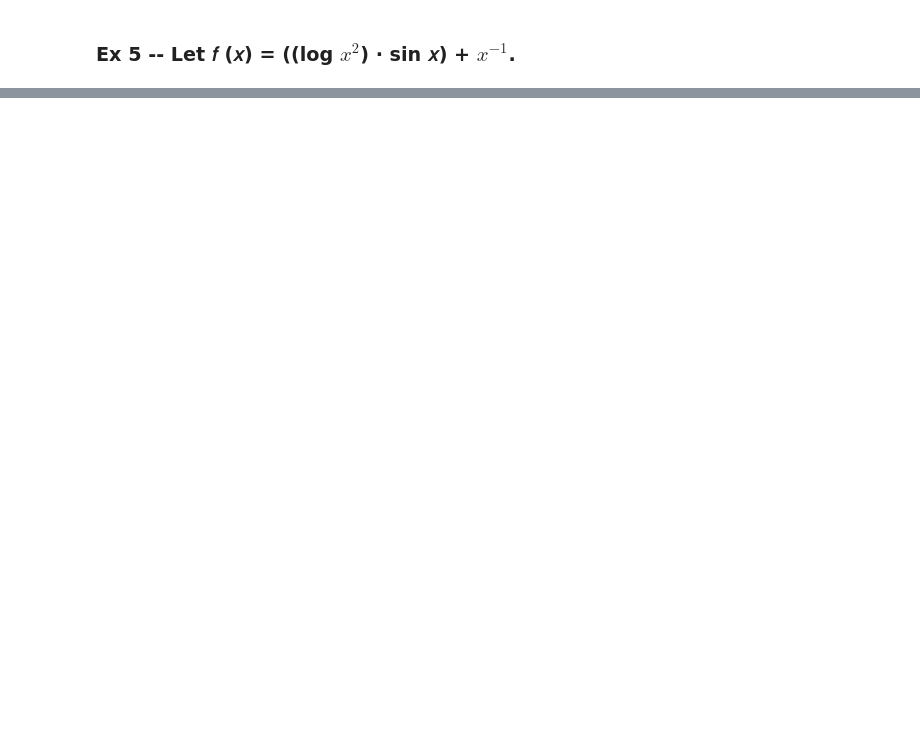
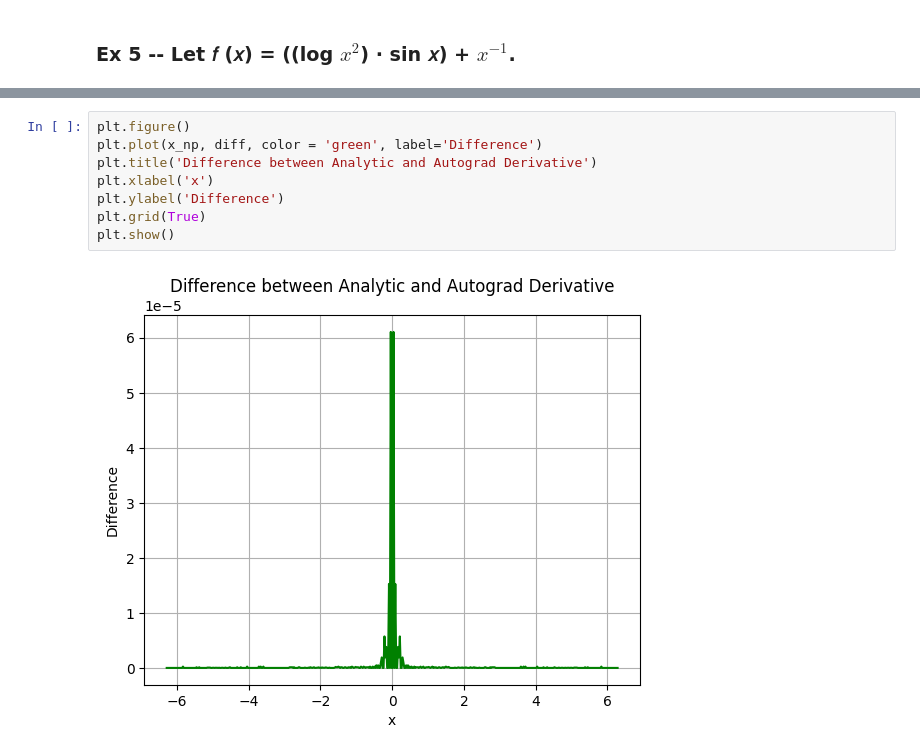
Before and after one commit to joelizstan/P-A_ML_Fall2025, a Jupyter notebook: Notebooks/3_Automatic_Differentiation.ipynb, the cells around one changed output, grey strips where cells are left out. Drawn from its saved outputs; the diff is of its cells as text; blank space fills up the shorter version.

```diff
--- a/Notebooks/3_Automatic_Differentiation.ipynb
+++ b/Notebooks/3_Automatic_Differentiation.ipynb
@@ -518,0 +636,10 @@ Now use the chain rule to comput the analytical derivative of thea function; als
+# %%
+plt.figure()
+plt.plot(x_np, diff, color = 'green', label='Difference')
+plt.title('Difference between Analytic and Autograd Derivative')
+plt.xlabel('x')
+plt.ylabel('Difference')
+plt.grid(True)
+plt.show()
+# %% [output]
+[figure, added]
```
Also changed, not shown: parts of 16 cells of this notebook.
